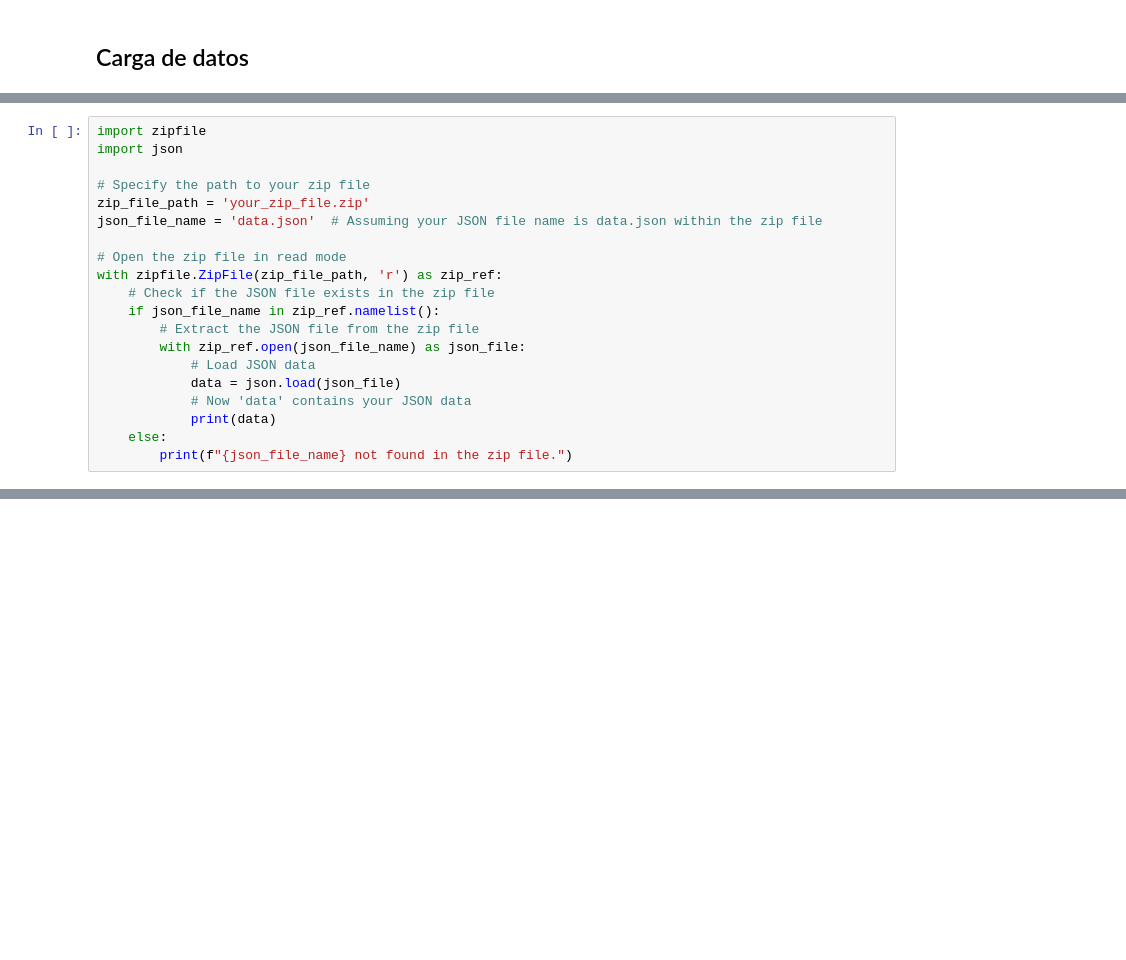
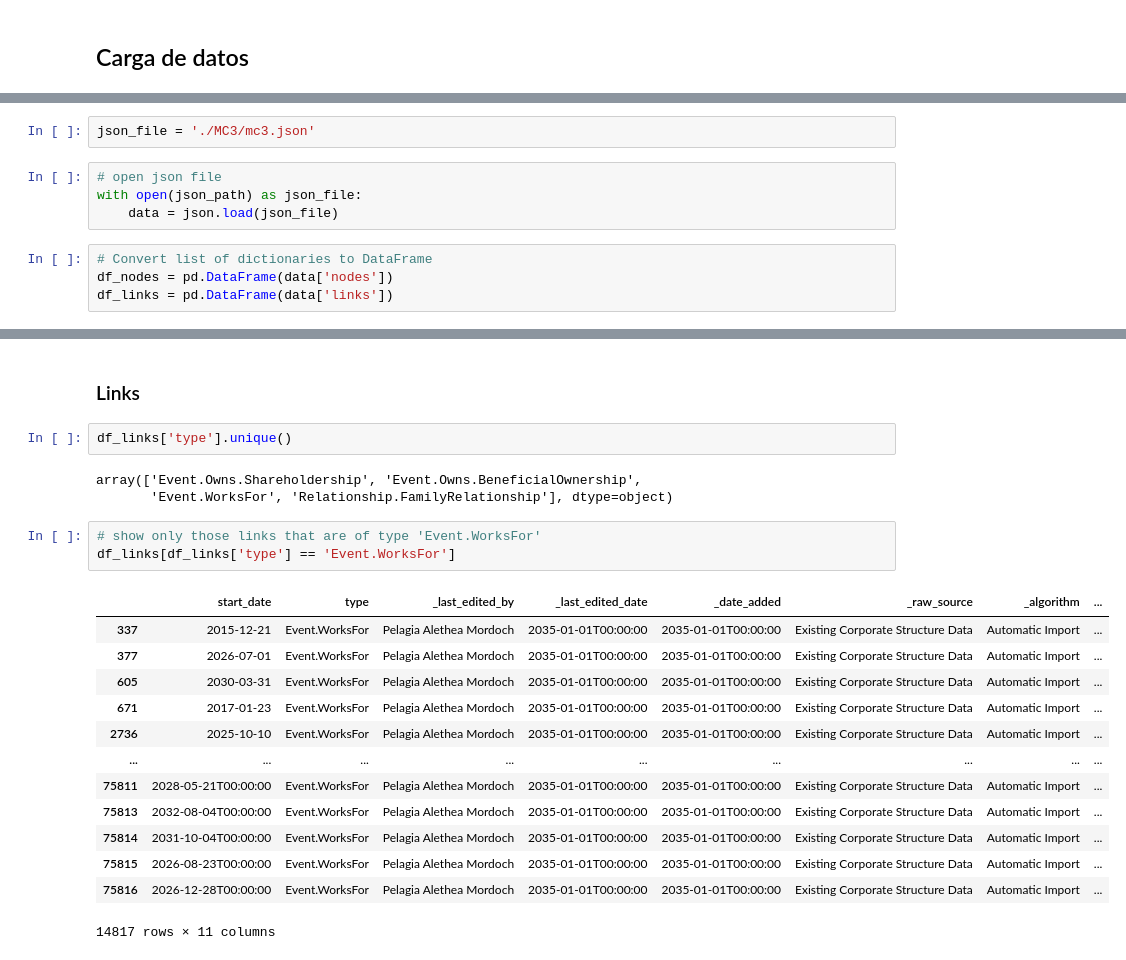
Before and after one commit to bettachini/visualizacion, a Jupyter notebook: vast2024/m3_inicio.ipynb, the cells around one changed output, grey strips where cells are left out. Cells and saved outputs as stored; diff of their text form; blank space fills up the shorter version.

```diff
--- a/vast2024/m3_inicio.ipynb
+++ b/vast2024/m3_inicio.ipynb
@@ -29,20 +24,0 @@ def read_json_file(filename):
-# %%
-import zipfile
-import json
-
-# Specify the path to your zip file
-zip_file_path = 'your_zip_file.zip'
-json_file_name = 'data.json'  # Assuming your JSON file name is data.json within the zip file
-
-# Open the zip file in read mode
-with zipfile.ZipFile(zip_file_path, 'r') as zip_ref:
-    # Check if the JSON file exists in the zip file
-    if json_file_name in zip_ref.namelist():
-        # Extract the JSON file from the zip file
-        with zip_ref.open(json_file_name) as json_file:
-            # Load JSON data
-            data = json.load(json_file)
-            # Now 'data' contains your JSON data
-            print(data)
-    else:
-        print(f"{json_file_name} not found in the zip file.")
@@ -48,0 +30,10 @@ with zipfile.ZipFile(zip_file_path, 'r') as zip_ref:
+# %%
+json_file = './MC3/mc3.json'
+# %%
+# open json file
+with open(json_path) as json_file:
+    data = json.load(json_file)
+# %%
+# Convert list of dictionaries to DataFrame
+df_nodes = pd.DataFrame(data['nodes'])
+df_links = pd.DataFrame(data['links'])
@@ -48,0 +75,24 @@ with zipfile.ZipFile(zip_file_path, 'r') as zip_ref:
+# %% [markdown]
+### Links
+# %%
+df_links['type'].unique()
+# %% [output]
+array(['Event.Owns.Shareholdership', 'Event.Owns.BeneficialOwnership',
+       'Event.WorksFor', 'Relationship.FamilyRelationship'], dtype=object)
+# %%
+# show only those links that are of type 'Event.WorksFor'
+df_links[df_links['type'] == 'Event.WorksFor']
+# %% [output]
+|  | start_date | type | _last_edited_by | _last_edited_date | _date_added | _raw_source | _algorithm | ... |
+| 337 | 2015-12-21 | Event.WorksFor | Pelagia Alethea Mordoch | 2035-01-01T00:00:00 | 2035-01-01T00:00:00 | Existing Corporate Structure Data | Automatic Import | ... |
+| 377 | 2026-07-01 | Event.WorksFor | Pelagia Alethea Mordoch | 2035-01-01T00:00:00 | 2035-01-01T00:00:00 | Existing Corporate Structure Data | Automatic Import | ... |
+| 605 | 2030-03-31 | Event.WorksFor | Pelagia Alethea Mordoch | 2035-01-01T00:00:00 | 2035-01-01T00:00:00 | Existing Corporate Structure Data | Automatic Import | ... |
+| 671 | 2017-01-23 | Event.WorksFor | Pelagia Alethea Mordoch | 2035-01-01T00:00:00 | 2035-01-01T00:00:00 | Existing Corporate Structure Data | Automatic Import | ... |
+| 2736 | 2025-10-10 | Event.WorksFor | Pelagia Alethea Mordoch | 2035-01-01T00:00:00 | 2035-01-01T00:00:00 | Existing Corporate Structure Data | Automatic Import | ... |
+| ... | ... | ... | ... | ... | ... | ... | ... | ... |
+| 75811 | 2028-05-21T00:00:00 | Event.WorksFor | Pelagia Alethea Mordoch | 2035-01-01T00:00:00 | 2035-01-01T00:00:00 | Existing Corporate Structure Data | Automatic Import | ... |
+| 75813 | 2032-08-04T00:00:00 | Event.WorksFor | Pelagia Alethea Mordoch | 2035-01-01T00:00:00 | 2035-01-01T00:00:00 | Existing Corporate Structure Data | Automatic Import | ... |
+| 75814 | 2031-10-04T00:00:00 | Event.WorksFor | Pelagia Alethea Mordoch | 2035-01-01T00:00:00 | 2035-01-01T00:00:00 | Existing Corporate Structure Data | Automatic Import | ... |
+| 75815 | 2026-08-23T00:00:00 | Event.WorksFor | Pelagia Alethea Mordoch | 2035-01-01T00:00:00 | 2035-01-01T00:00:00 | Existing Corporate Structure Data | Automatic Import | ... |
+| 75816 | 2026-12-28T00:00:00 | Event.WorksFor | Pelagia Alethea Mordoch | 2035-01-01T00:00:00 | 2035-01-01T00:00:00 | Existing Corporate Structure Data | Automatic Import | ... |
+14817 rows × 11 columns
```
Also changed, not shown: parts of 14 cells of this notebook, 2 other files.
